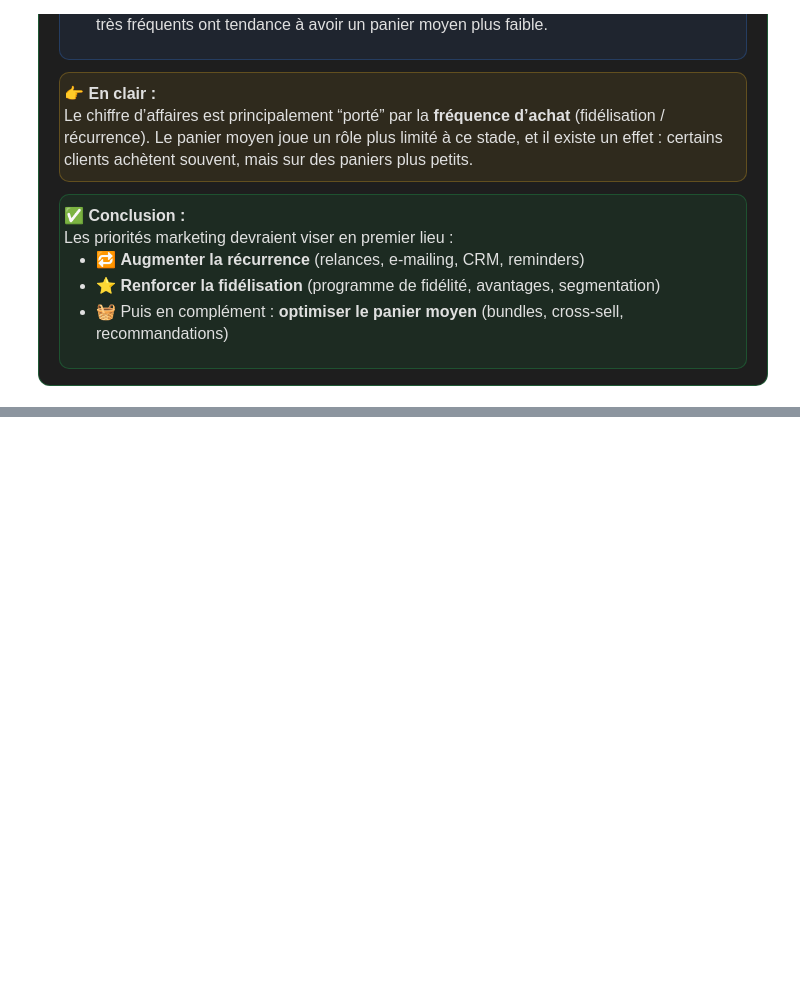
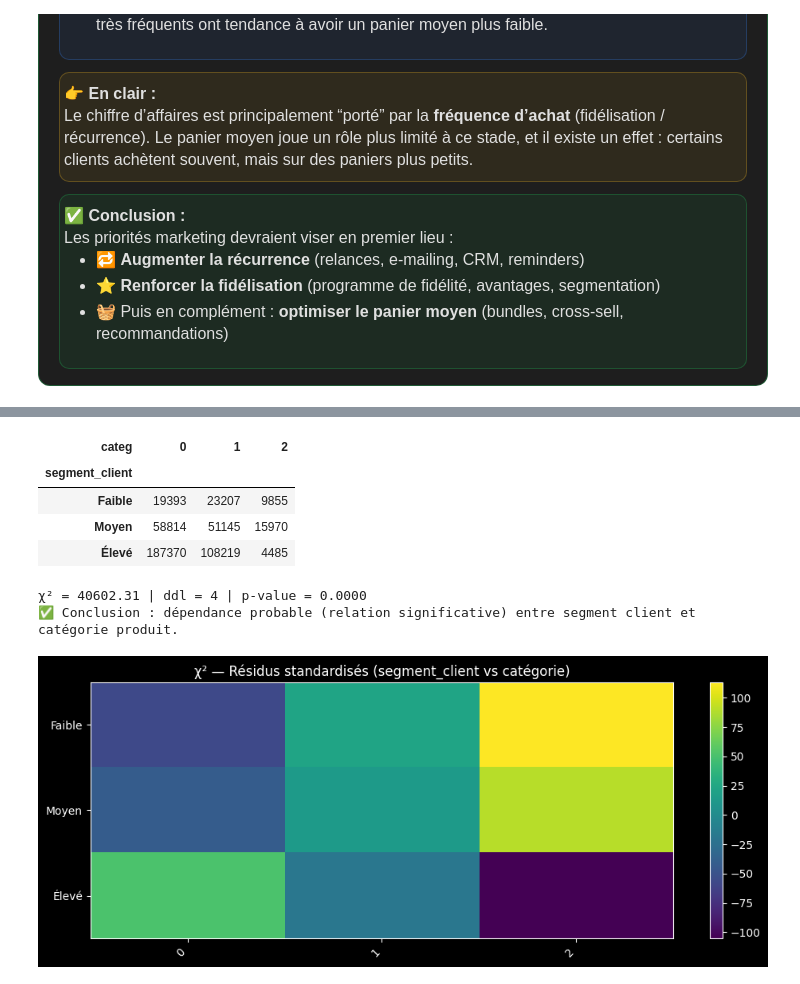
Before and after one commit to Stephane-OC/lapage, a Jupyter notebook: analyse_lapage.ipynb, the cells around one changed output, grey strips where cells are left out. Saved outputs shown, nothing was run; the diff lists cells and outputs as text; code cells hidden in the pictures; blank space fills up the shorter version.

```diff
--- a/analyse_lapage.ipynb
+++ b/analyse_lapage.ipynb
@@ -5527,0 +5633,69 @@ plt.show()
+# %%
+# Test du χ² (catégories)
+# Objectif : tester s'il existe une dépendance entre 2 variables catégorielles
+
+from scipy.stats import chi2_contingency
+
+# 1) Détecter une colonne "catégorie produit" (adapte si besoin)
+possible_cat_cols = ["categ", "categorie", "category", "product_category", "cat"]
+cat_col = next((c for c in possible_cat_cols if c in df.columns), None)
+
+if cat_col is None:
+    print("⚠️ Aucune colonne catégorie trouvée. Renomme cat_col manuellement (ex: cat_col = 'categ').")
+else:
+    # 2) Créer un segment client (catégoriel) à partir du volume (nb_transactions)
+    # On découpe en tertiles (3 groupes)
+    q1, q2 = client_stats["nb_transactions"].quantile([0.33, 0.66])
+
+    def segmenter(n):
+        if n <= q1: return "Faible"
+        if n <= q2: return "Moyen"
+        return "Élevé"
+
+    client_stats["segment_client"] = client_stats["nb_transactions"].apply(segmenter)
+
+    # 3) Joindre le segment au dataset transactionnel
+    df_seg = df.merge(client_stats[["client_id", "segment_client"]], on="client_id", how="left")
+
+    # 4) Table de contingence
+    contingency = pd.crosstab(df_seg["segment_client"], df_seg[cat_col])
+
+    # Pour éviter des tableaux énormes : on garde top 8 catégories les plus fréquentes
+    top_categories = df_seg[cat_col].value_counts().head(8).index
+    contingency = pd.crosstab(df_seg["segment_client"], df_seg[cat_col].where(df_seg[cat_col].isin(top_categories), "Autres"))
+
+    display(contingency)
+
+    # 5) Test χ²
+    chi2, p, dof, expected = chi2_contingency(contingency)
+    print(f"χ² = {chi2:.2f} | ddl = {dof} | p-value = {p:.4f}")
+
+    if p < 0.05:
+        print("✅ Conclusion : dépendance probable (relation significative) entre segment client et catégorie produit.")
+    else:
+        print("ℹ️ Conclusion : pas de dépendance statistiquement significative détectée (au seuil 5%).")
+
+    # 6) Graphique : heatmap simple des résidus (observé - attendu) / sqrt(attendu)
+    expected_df = pd.DataFrame(expected, index=contingency.index, columns=contingency.columns)
+    residuals = (contingency - expected_df) / np.sqrt(expected_df)
+
+    plt.style.use("dark_background")
+    fig, ax = plt.subplots(figsize=(10, 4))
+    im = ax.imshow(residuals.values, aspect="auto")
+    ax.set_title("χ² — Résidus standardisés (segment_client vs catégorie)")
+    ax.set_xticks(range(len(residuals.columns)))
+    ax.set_xticklabels(residuals.columns, rotation=45, ha="right")
+    ax.set_yticks(range(len(residuals.index)))
+    ax.set_yticklabels(residuals.index)
+    plt.colorbar(im, ax=ax)
+    plt.tight_layout()
+    plt.show()
+# %% [output]
+| categ | 0 | 1 | 2 |
+| segment_client |  |  |  |
+| Faible | 19393 | 23207 | 9855 |
+| Moyen | 58814 | 51145 | 15970 |
+| Élevé | 187370 | 108219 | 4485 |
+χ² = 40602.31 | ddl = 4 | p-value = 0.0000
+✅ Conclusion : dépendance probable (relation significative) entre segment client et catégorie produit.
+[figure, added]
```
Also changed, not shown: parts of 16 cells of this notebook, 1 other file.
